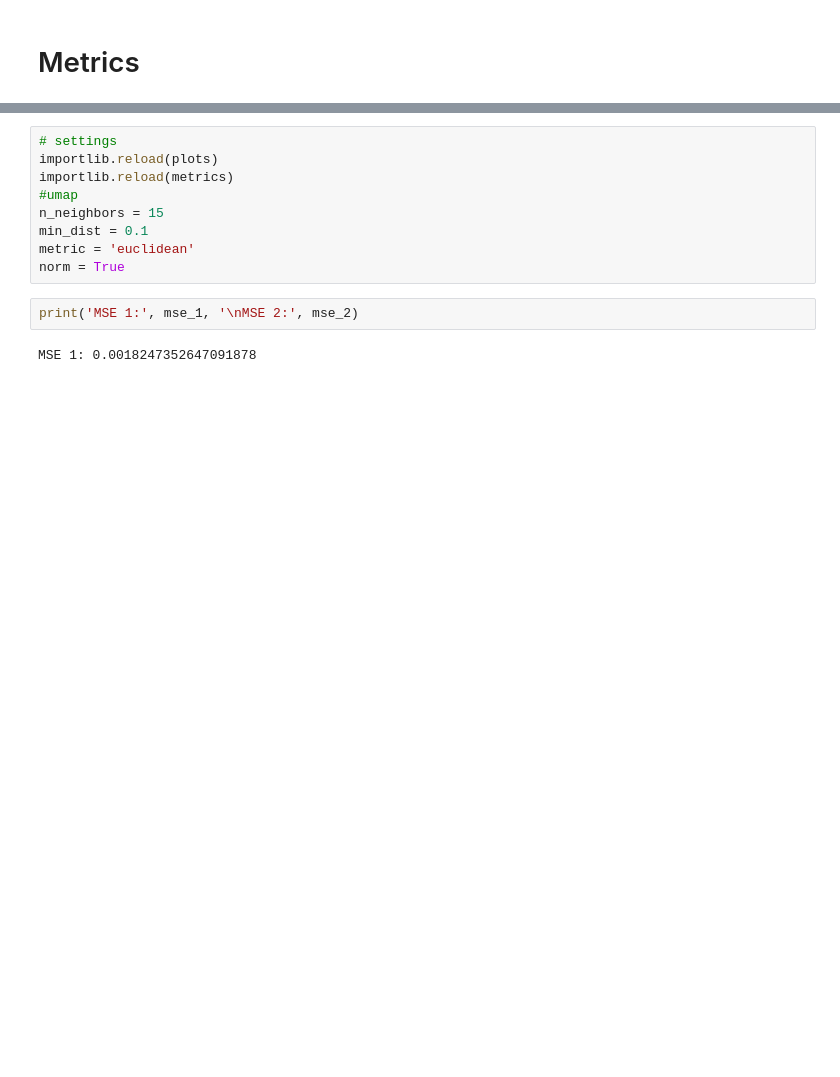
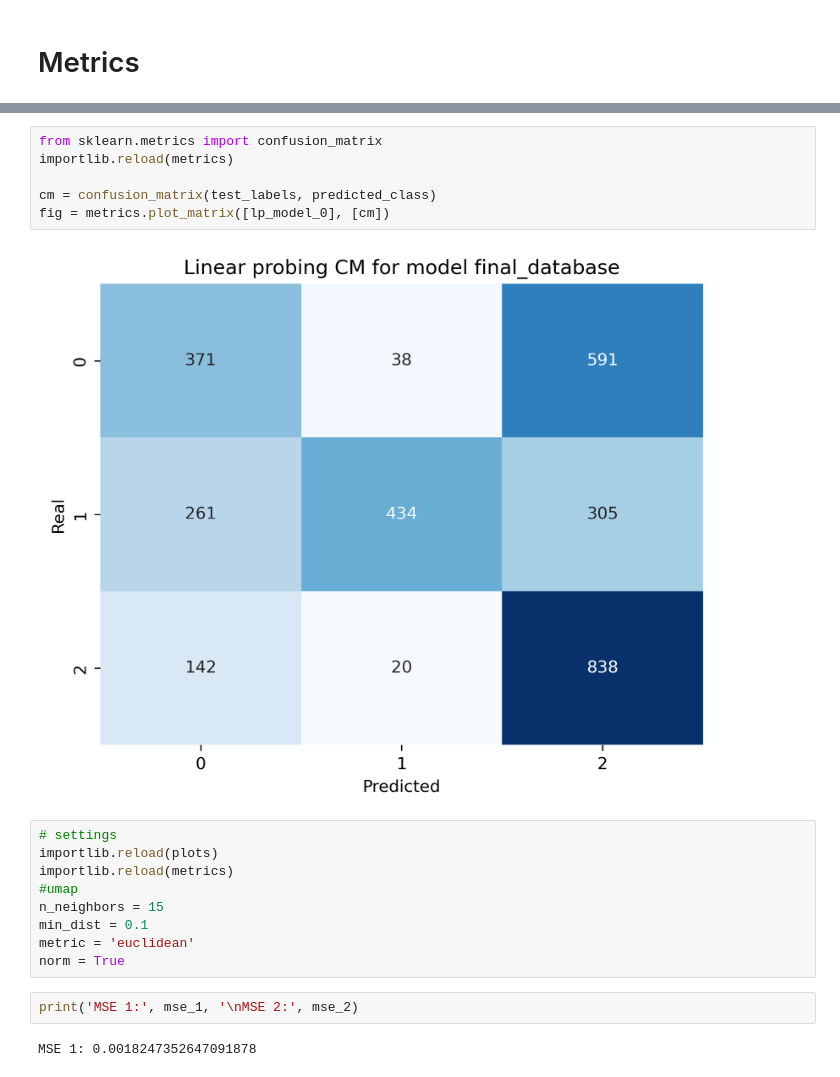
Before and after one commit to pmarconep/ZTF_alert_8a, a Jupyter notebook: ae_final.ipynb, the cells around one changed output, grey strips where cells are left out. Drawn from its saved outputs; the diff is of its cells as text; blank space fills up the shorter version.

```diff
--- a/ae_final.ipynb
+++ b/ae_final.ipynb
@@ -201,3 +256,11 @@ torch.save(lp_model_0.state_dict(), 'models/lp_model_final.pth')
+# %%
+from sklearn.metrics import confusion_matrix
+importlib.reload(metrics)
+
+cm = confusion_matrix(test_labels, predicted_class)
+fig = metrics.plot_matrix([lp_model_0], [cm])
+# %% [output]
+[figure, added]
 # %%
 # settings
 importlib.reload(plots)
```
Also changed, not shown: parts of 16 cells of this notebook, 9 other files.
